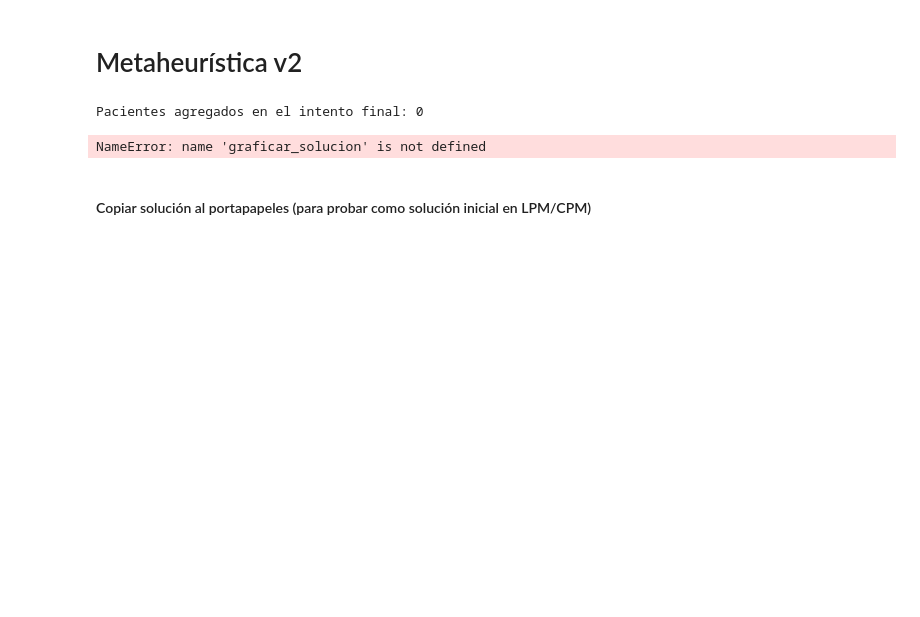
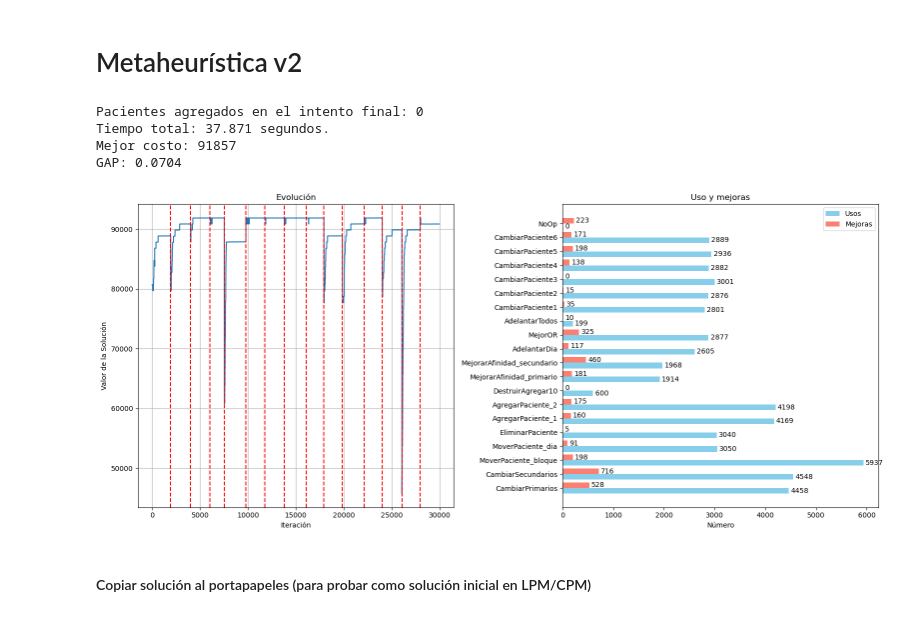
Before and after one commit to Franri3008/Tesis, a Jupyter notebook: notebooks/DEAP_Surgeries.ipynb, the cells around one changed output. Cells and saved outputs as stored; diff of their text form; code cells hidden in the pictures; blank space fills up the shorter version.

```diff
--- a/notebooks/DEAP_Surgeries.ipynb
+++ b/notebooks/DEAP_Surgeries.ipynb
@@ -1801,7 +1922,9 @@ from localsearches import (
     AdelantarTodos,
     CambiarPaciente1,
     CambiarPaciente2,
-    CambiarPaciente3
+    CambiarPaciente3,
+    CambiarPaciente4,
+    CambiarPaciente5
 )
 
 def compress(o, d, t):
@@ -2181,7 +2304,8 @@ def metaheuristic(inicial, max_iter=50, destruct=200, temp_inicial=500.0, alpha=
               "EliminarPaciente": [0, 0, 10], "AgregarPaciente_1": [0, 0, 14], "AgregarPaciente_2": [0, 0, 14], "DestruirAgregar10": [0, 0, 2]};
     metadata_search = {"MejorarAfinidad_primario": [0, 0, 20], "MejorarAfinidad_secundario": [0, 0, 20],
                        "AdelantarDia": [0, 0, 29], "MejorOR": [0, 0, 29], "AdelantarTodos": [0, 0, 2],
-                       "CambiarPaciente1": [0, 0, 10], "CambiarPaciente2": [0, 0, 30], "CambiarPaciente3": [0, 0, 20]};
+                       "CambiarPaciente1": [0, 0, 30], "CambiarPaciente2": [0, 0, 30], "CambiarPaciente3": [0, 0, 30],
+                       "CambiarPaciente4": [0, 0, 30], "CambiarPaciente5": [0, 0, 30], "CambiarPaciente6": [0, 0, 30], "NoOp": [0, 0, 0]};
 
     lista_evaluacion = [];
     lista_iteracion = [];
@@ -2232,7 +2356,10 @@ def metaheuristic(inicial, max_iter=50, destruct=200, temp_inicial=500.0, alpha=
 
     for i in tqdm(range(max_iter), desc="Progreso de la metaheurística..."):
         new_sol, last_p = Perturbar(current_sol, hablar=hablar);
-        new_sol, last_s = BusquedaLocal(new_sol, hablar=hablar)
+        if random.random() < 1 - (T/temp_inicial):
+            new_sol, last_s = BusquedaLocal(new_sol, hablar=hablar)
+        else:
+            last_s = "NoOp";
         new_cost = EvalAllORs(new_sol[0], VERSION=version)
 
         #if r % 60 == 0:
@@ -2319,37 +2446,40 @@ def metaheuristic(inicial, max_iter=50, destruct=200, temp_inicial=500.0, alpha=
 
     #mejor = reparar(mejor)
     num_asignados_antes = sum(1 for p in mejor[0] if p != -1);
     mejor = final_add_patients(mejor, VERSION=version);
-    check_synchronized(mejor, OT, last_p, last_s);
+    check_synchronized(mejor, OT, last_p, last_s) if synchro_check else None;
     #mejor = reparar(mejor)
     num_asignados_despues = sum(1 for p in mejor[0] if p != -1);
     print("Pacientes agregados en el intento final:", num_asignados_despues - num_asignados_antes)
     print("Último mejor costo:", EvalAllORs(mejor[0], VERSION=version)) if hablar else None;
     #graficar_solucion(mejor[0])
     return mejor, (lista_evaluacion, lista_iteracion, metadata_pert, metadata_search, reseteos)
 
 #----------------------------------------------
 random.seed(261)
 #initial_sol = generar_solucion_inicial(VERSION=version, hablar=False)
 sys.path.append("../algorithm");
 import importlib
 import initial_solutions
 importlib.reload(initial_solutions);
 from initial_solutions import GRASP
 
-sol_inicial = GRASP(surgeon, second, patient, room, day, slot, AOR, I, dictCosts, nFichas, nSlot, SP, COIN, OT, alpha=0.25, modo=1, VERSION="C", hablar=False);
+sol_inicial = GRASP(surgeon, second, patient, room, day, slot, AOR, I, dictCosts, nFichas, nSlot, SP, COIN, OT, alpha=0.2, modo=1, VERSION="C", hablar=False);
 
 tiempo_inicial = time.time()
-best_solution, stats = metaheuristic(sol_inicial, max_iter=50000, destruct=300, temp_inicial=930, alpha=0.995, elite_size=5, prob_elite=0.3, synchro_check=True, hablar=0)
+best_solution, stats = metaheuristic(sol_inicial, max_iter=30000, destruct=230, temp_inicial=850, alpha=0.995, elite_size=3, prob_elite=0.30, synchro_check=True, hablar=0)
 
 print("Tiempo total:", round(time.time() - tiempo_inicial, 3), "segundos.")
 print("Mejor costo:", EvalAllORs(best_solution[0], VERSION=version));
 print("GAP:", str(1 - EvalAllORs(best_solution[0], VERSION=version) / bks)[:6]);
 
 PlotStats(stats[0], stats[1], stats[2], stats[3], stats[4])
 # %% [output]
 Pacientes agregados en el intento final: 0
+Tiempo total: 37.871 segundos.
+Mejor costo: 91857
+GAP: 0.0704
-NameError: name 'graficar_solucion' is not defined
+[figure, added]
 # %% [markdown]
 #### Copiar solución al portapapeles (para probar como solución inicial en LPM/CPM)
 # %%
```
Also changed, not shown: parts of 6 cells of this notebook, 9 other files.
